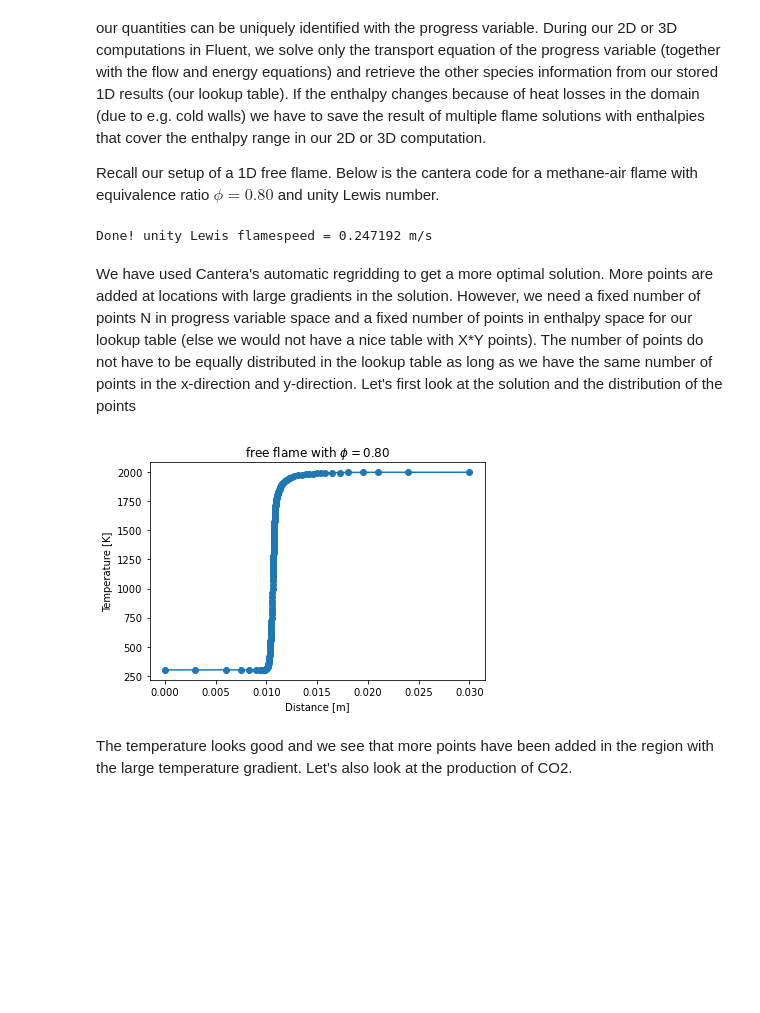
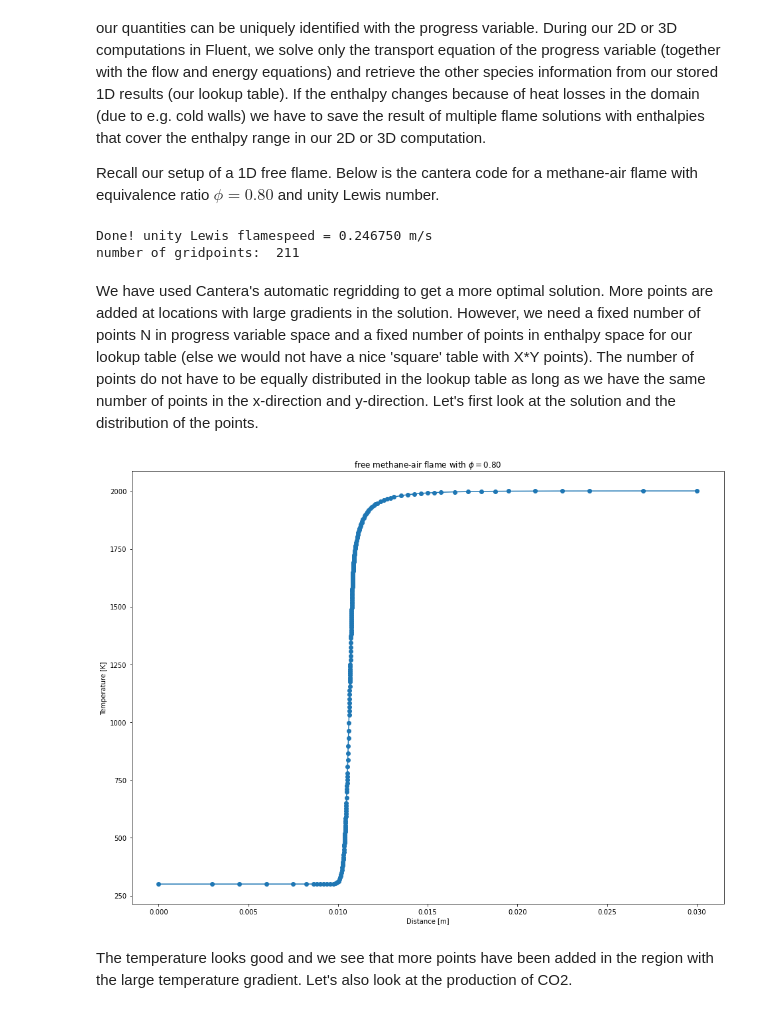
Before and after one commit to bigfooted/combustion, a Jupyter notebook: module 4.1 2D FGM.ipynb, the cells around one changed output. Saved outputs shown, nothing was run; the diff lists cells and outputs as text; code cells hidden in the pictures; blank space fills up the shorter version.

```diff
--- a/module 4.1 2D FGM.ipynb
+++ b/module 4.1 2D FGM.ipynb
@@ -122,7 +119,7 @@ Recall our setup of a 1D free flame. Below is the cantera code for a methane-air
 # Simulation parameters
 p = ct.one_atm  # pressure [Pa]
 T_unburnt = 300.0  # unburned gas temperature [K]
-width = 0.03  # m
+width = 0.03  # width of the domain, from [0,width]
 loglevel = 0  # amount of diagnostic output (0 to 8)
 
 gas = ct.Solution('gri30.xml')
@@ -137,29 +134,32 @@ gas.set_equivalence_ratio(phi,fuel_species,air_composition)
 f = ct.FreeFlame(gas, width=width)
 # use some mesh refinement
 # smaller values are better but take more time and lead to more grid points.
-f.set_refine_criteria(ratio=3, slope=0.06, curve=0.12)
+f.set_refine_criteria(ratio=2, slope=0.05, curve=0.09)
 
 # Solve with Unity Lewis transport model
 f.transport_model = 'UnityLewis'
 f.solve(loglevel=loglevel, auto=True)
 
 print('Done! unity Lewis flamespeed = {0:7f} m/s'.format(f.u[0]))
+print('number of gridpoints: ',len(f.u))
 # %% [output]
-Done! unity Lewis flamespeed = 0.247192 m/s
+Done! unity Lewis flamespeed = 0.246750 m/s
+number of gridpoints:  211
 # %% [markdown]
-We have used Cantera's automatic regridding to get a more optimal solution. More points are added at locations with large gradients in the solution. However, we need a fixed number of points N in progress variable space and a fixed number of points in enthalpy space for our lookup table (else we would not have a nice table with X\*Y points). The number of points do not have to be equally distributed in the lookup table as long as we have the same number of points in the x-direction and y-direction. Let's first look at the solution and the distribution of the points
+We have used Cantera's automatic regridding to get a more optimal solution. More points are added at locations with large gradients in the solution. However, we need a fixed number of points N in progress variable space and a fixed number of points in enthalpy space for our lookup table (else we would not have a nice 'square' table with X\*Y points). The number of points do not have to be equally distributed in the lookup table as long as we have the same number of points in the x-direction and y-direction. Let's first look at the solution and the distribution of the points.
 # %%
 plt.figure()
 
 #We can globally change the figure size
-plt.rcParams['figure.figsize'] = [8, 4]
+plt.rcParams['figure.figsize'] = [10, 5]
+
 #plt.xlim(0.0,0.024)
 plt.plot(f.grid,f.T,'o-')
-plt.title('free flame with $\phi=0.80$')
+plt.title('free methane-air flame with $\phi=0.80$')
 plt.xlabel('Distance [m]')
 plt.ylabel('Temperature [K]');
 # %% [output]
-[figure, old version]
+[figure, new version]
 # %% [markdown]
 The temperature looks good and we see that more points have been added in the region with the large temperature gradient. Let's also look at the production of CO2.
 # %%
```
Also changed, not shown: parts of 31 cells of this notebook.
